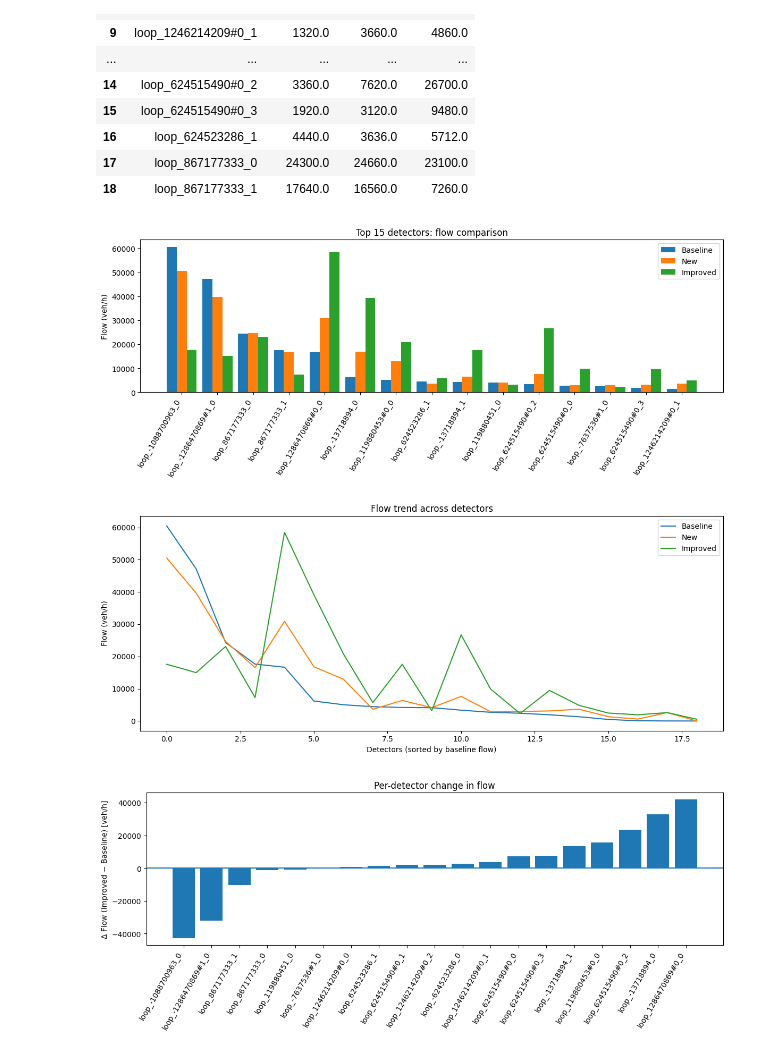
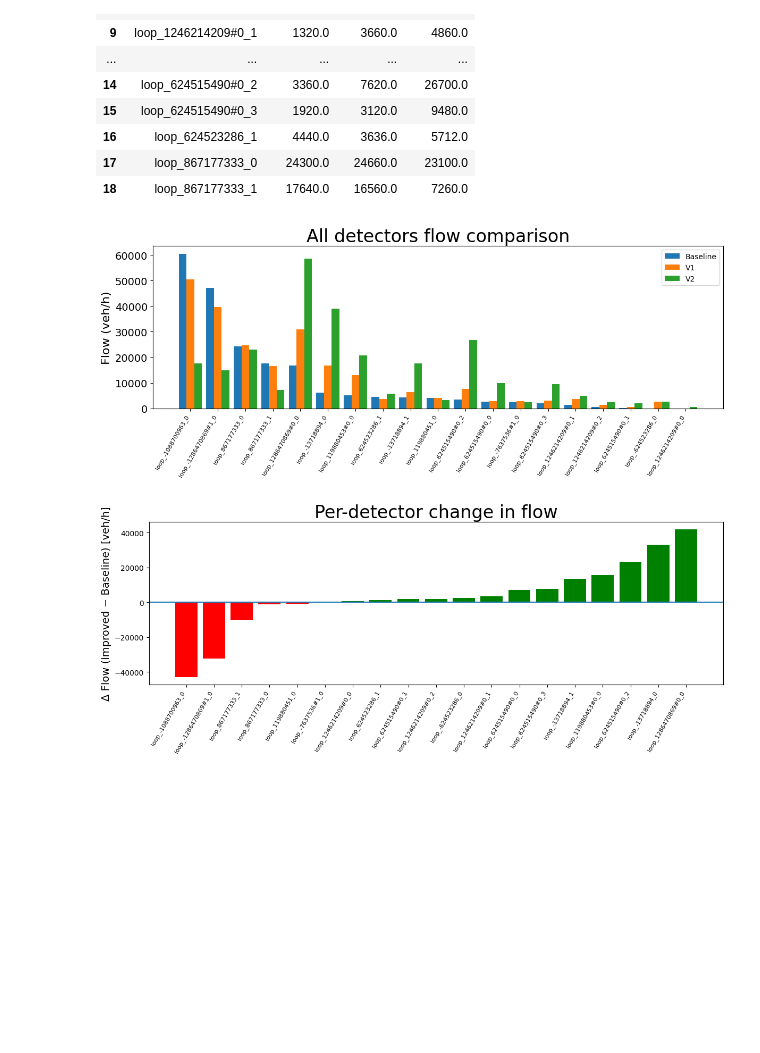
Before and after one commit to hanjuin/xai-traffic-prediction, a Jupyter notebook: notebooks/traffic_comparison_script.ipynb, the cells around one changed output. Saved outputs shown, nothing was run; the diff lists cells and outputs as text; code cells hidden in the pictures; blank space fills up the shorter version.

```diff
--- a/notebooks/traffic_comparison_script.ipynb
+++ b/notebooks/traffic_comparison_script.ipynb
@@ -189,54 +185,41 @@ detector_comparison_df[['id', 'flow_base', 'flow_new', 'flow_impr']]
 | 17 | loop_867177333_0 | 24300.0 | 24660.0 | 23100.0 |
 | 18 | loop_867177333_1 | 17640.0 | 16560.0 | 7260.0 |
 # %%
-import pandas as pd
-import numpy as np
-import matplotlib.pyplot as plt
+# =========================
+# Detector plots
+# =========================
 
-# If needed: df = pd.read_csv("per_detector_comparison.csv", usecols=["id","flow_base","flow_new","flow_impr"])
-
-# 1) Grouped bars (Top-N busiest detectors by baseline flow)
-N = 15
-top = detector_comparison_df.sort_values("flow_base", ascending=False).head(N)
+top = detector_comparison_df.sort_values("flow_base", ascending=False)
 x = np.arange(len(top))
 width = 0.28
 
 plt.figure(figsize=(12,5))
 plt.bar(x - width, top["flow_base"].values, width, label="Baseline")
-plt.bar(x,          top["flow_new"].values,  width, label="New")
-plt.bar(x + width,  top["flow_impr"].values, width, label="Improved")
-plt.xticks(x, top["id"].astype(str), rotation=60, ha="right")
-plt.ylabel("Flow (veh/h)")
-plt.title(f"Top {N} detectors: flow comparison")
+plt.bar(x,          top["flow_new"].values,  width, label="V1")
+plt.bar(x + width,  top["flow_impr"].values, width, label="V2")
+plt.xticks(x, top["id"].astype(str), rotation=60, ha="right", fontsize=8)
+plt.yticks(fontsize=14)
+plt.ylabel("Flow (veh/h)", fontsize=16)
+plt.title(f"All detectors flow comparison", fontsize=24)
 plt.legend()
 plt.tight_layout()
 plt.show()
 
-# 2) Line trend across all detectors (sorted by baseline flow)
-sorted_df = detector_comparison_df.sort_values("flow_base", ascending=False).reset_index(drop=True)
+delta = detector_comparison_df.assign(delta_impr_base=detector_comparison_df["flow_impr"] - detector_comparison_df["flow_base"]) \
+          .sort_values("delta_impr_base")
+delta["flow_base"] = detector_comparison_df["flow_base"]
+delta["flow_impr"] = detector_comparison_df["flow_impr"]
+
+colors = ['green' if v >= 0 else 'red' for v in delta["delta_impr_base"].values]
+
 plt.figure(figsize=(12,5))
-plt.plot(sorted_df["flow_base"].values,  label="Baseline")
-plt.plot(sorted_df["flow_new"].values,   label="New")
-plt.plot(sorted_df["flow_impr"].values,  label="Improved")
-plt.xlabel("Detectors (sorted by baseline flow)")
-plt.ylabel("Flow (veh/h)")
-plt.title("Flow trend across detectors")
-plt.legend()
+plt.bar(range(len(delta)), delta["delta_impr_base"].values, color=colors)
+plt.xticks(range(len(delta)), delta["id"].astype(str), rotation=60, ha="right", fontsize=8)
+plt.axhline(0)
+plt.ylabel("Δ Flow (Improved − Baseline) [veh/h]", fontsize=14)
+plt.title("Per-detector change in flow", fontsize=24)
 plt.tight_layout()
 plt.show()
-
-# 3) Delta bars (improved - baseline) to see where you gained/lost most
-delta = detector_comparison_df.assign(delta_impr_base=detector_comparison_df["flow_impr"] - detector_comparison_df["flow_base"]) \
-          .sort_values("delta_impr_base")
-plt.figure(figsize=(12,5))
-plt.bar(range(len(delta)), delta["delta_impr_base"].values)
-plt.xticks(range(len(delta)), delta["id"].astype(str), rotation=60, ha="right")
-plt.axhline(0)
-plt.ylabel("Δ Flow (Improved − Baseline) [veh/h]")
-plt.title("Per-detector change in flow")
-plt.tight_layout()
-plt.show()
 # %% [output]
-[figure, old version]
+[figure, new version]
-[figure, old version]
+[figure, new version]
-[figure, removed]
```
Also changed, not shown: parts of 4 cells of this notebook, 6 other files.
